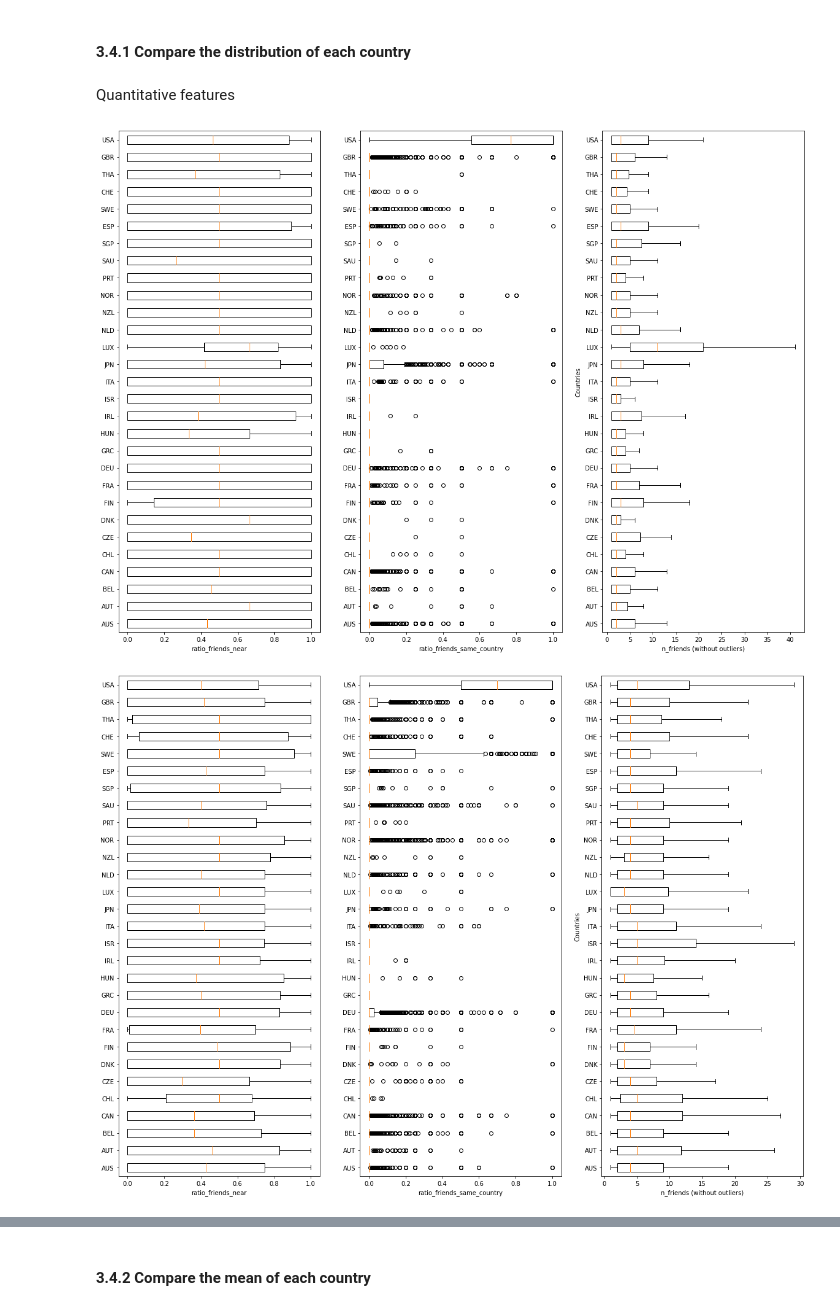
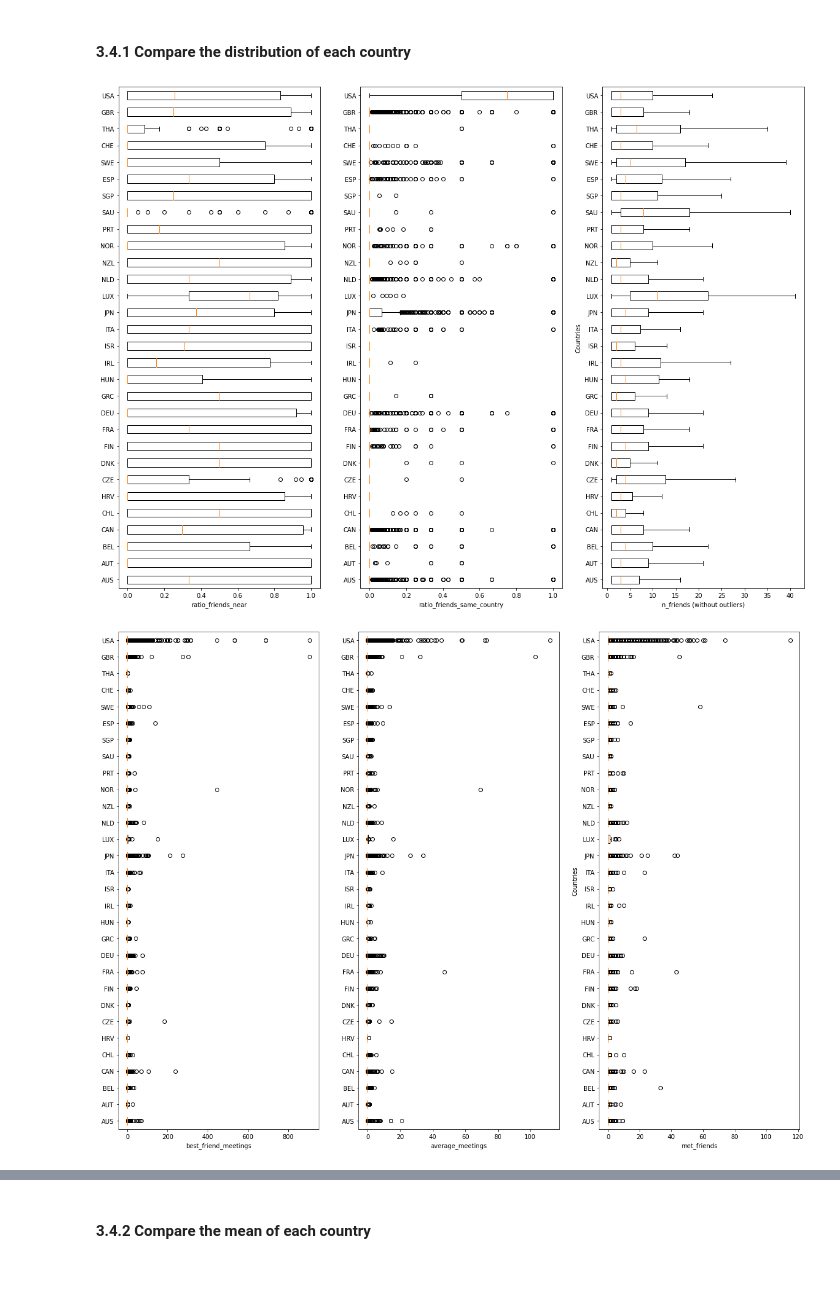
Before and after one commit to asreva/ada-2020-project-milestone-p3-p3_ada-dream-team, a Jupyter notebook: friendship_and_home_position.ipynb, the cells around one changed output, grey strips where cells are left out. Saved outputs shown, nothing was run; the diff lists cells and outputs as text; code cells hidden in the pictures; blank space fills up the shorter version.

Commit message:
bright and gowalla merged from beginning

```diff
--- a/friendship_and_home_position.ipynb
+++ b/friendship_and_home_position.ipynb
@@ -913,13 +868,10 @@ bright_checkins_relation.head()
 # %%
 #count number of meetings between users
-gw_nb_meetings = gowalla_checkins_relation.groupby(["user_x", "user_y"]).count()
-gw_nb_meetings = gw_nb_meetings[["time_diff"]]
-gw_nb_meetings = gw_nb_meetings.rename(columns = {"time_diff": "meetings"})
+nb_meetings = checkins_relation.groupby(["user_x", "user_y"]).count()
+nb_meetings = nb_meetings[["time_diff"]]
+nb_meetings = nb_meetings.rename(columns = {"time_diff": "meetings"})
 
-bk_nb_meetings = bright_checkins_relation.groupby(["user_x", "user_y"]).count()
-bk_nb_meetings = bk_nb_meetings[["time_diff"]]
-bk_nb_meetings = bk_nb_meetings.rename(columns = {"time_diff": "meetings"})
-bk_nb_meetings
+nb_meetings
 # %% [output]
 |  |  | meetings |
 | user_x | user_y |  |
@@ -1002,0 +890,2 @@ display(bk_friends_q_f)
+# %%
+edges_tmp = edges.set_index(["friend1", "friend2"])
@@ -1005,10 +920,10 @@ display(bk_friends_q_f)
 # %% [markdown]
 #### 3.3.1 Merge quantitative and qualitative
 # %%
-g_friends_all = pd.merge(gw_friends_q_f, gowalla_friends_ch, left_index = True, right_index = True)
-b_friends_all = pd.merge(bk_friends_q_f, bright_friends_ch, left_index = True, right_index = True)
+users_all = pd.merge(friends_q, friends_ch_q, left_index = True, right_index = True)
 
-b_friends_all.sample(4)
-#g_friends_all.sample(4)
+users_all = pd.merge(users_all, nat, left_index = True, right_index = True).dropna()
+
+users_all.sample(4)
 # %% [output]
 |  | best_friend_meetings | average_meetings | met_friends | n_friends | n_friends_same_country | ... |
@@ -1117,14 +1005,11 @@ for column in countries_all_features_std.columns:
 In order to be easier to read we only plot the valid countries.
 # %% [markdown]
 #### 3.4.1 Compare the distribution of each country
-# %% [markdown]
-Quantitative features
 # %%
-temp = b_friends_all.merge(bright_nat, left_index = True, right_on = "user").dropna()
+temp = users_all
 features = ["ratio_friends_near","ratio_friends_same_country", "n_friends"]
 
 fig, axs = plt.subplots(1, 3, figsize =(20,15))
-
 
 for i, feature in enumerate(features):
     data = []
@@ -1143,31 +1028,24 @@ for i, feature in enumerate(features):
     plt.ylabel("Countries")
 plt.show()
 # %% [output]
-[figure, old version]
+[figure, new version]
 # %%
-temp = g_friends_all.merge(gowalla_nat, left_index = True, right_on = "user").dropna()
-features = ["ratio_friends_near","ratio_friends_same_country", "n_friends"]
+temp = users_all
+features = ["best_friend_meetings","average_meetings","met_friends"]
 
 fig, axs = plt.subplots(1, 3, figsize =(20,15))
-
 
 for i, feature in enumerate(features):
     data = []
     for alpha3 in valid_countries_alpha3:
         users = temp[temp.alpha3 == alpha3]
         data.append(users[feature])
-
-    if i == 2:
-        #Impossible to see plots with outliers
-        axs[i].boxplot(data,vert=False,showfliers=False)
-        axs[i].set_xlabel(feature+" (without outliers)")
-    else:
-        axs[i].boxplot(data,vert=False,showfliers=True)
-        axs[i].set_xlabel(feature)
+    #Impossible to see plots with outliers
+    axs[i].boxplot(data,vert=False,showfliers=True)
     axs[i].set_yticks(np.arange(1,len(valid_countries_alpha3)+1))
     axs[i].set_yticklabels(valid_countries_alpha3)
-
+    axs[i].set_xlabel(feature)
     plt.ylabel("Countries")
 plt.show()
 # %% [output]
-[figure, old version]
+[figure, new version]
```
Also changed, not shown: parts of 89 cells of this notebook.
